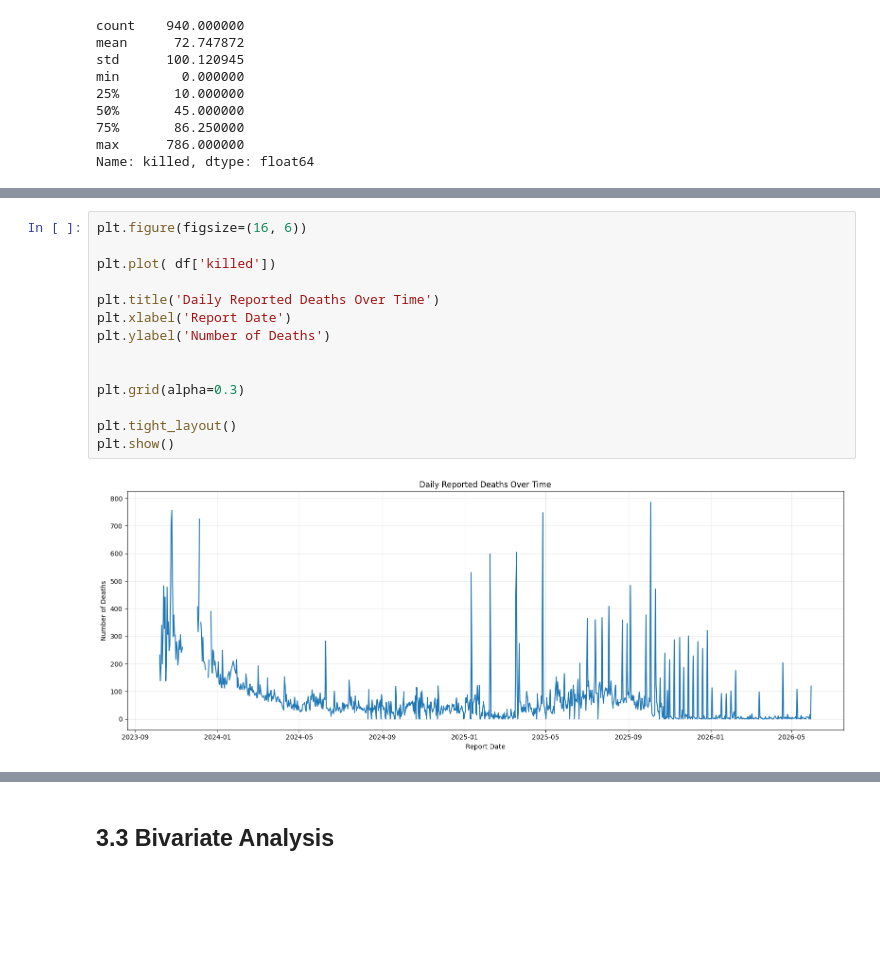
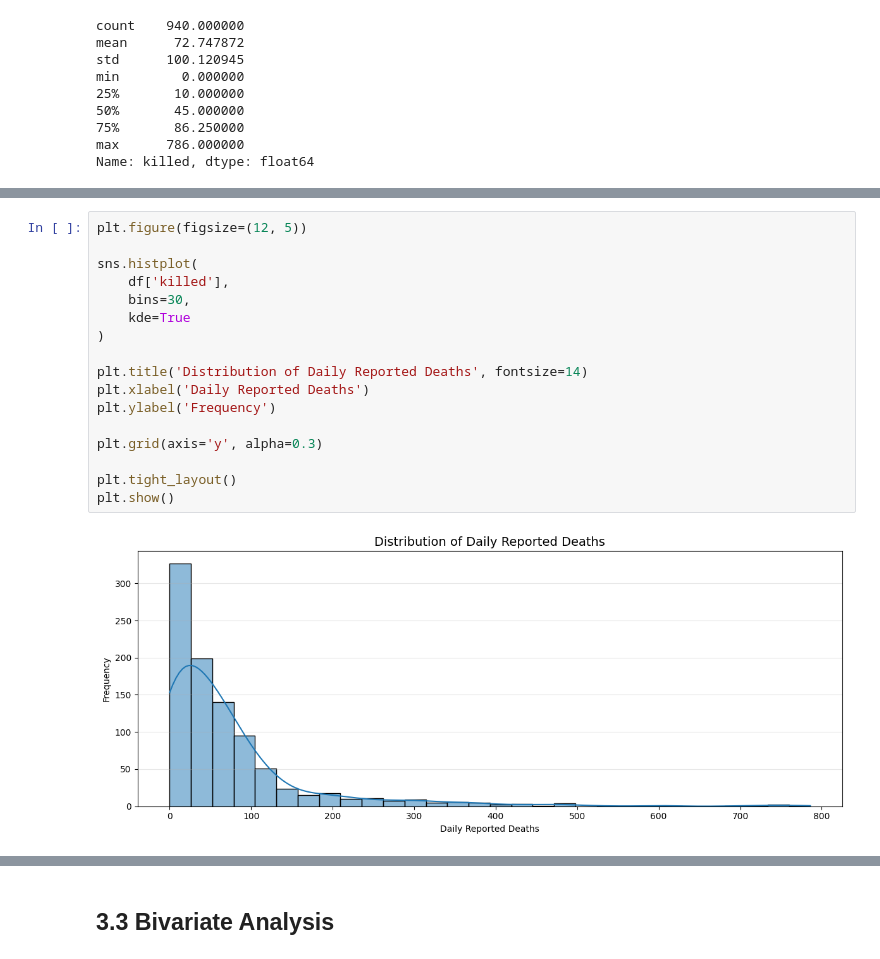
Before and after one commit to aya-alharazin/gaza-humanitarian-data-analysis, a Jupyter notebook: notebooked8b8b5735.ipynb, the cells around one changed output, grey strips where cells are left out. Cells and saved outputs as stored; diff of their text form; blank space fills up the shorter version.

```diff
--- a/notebooked8b8b5735.ipynb
+++ b/notebooked8b8b5735.ipynb
@@ -191,16 +231,19 @@ Name: killed, dtype: float64
 # %%
-plt.figure(figsize=(16, 6))
+plt.figure(figsize=(12, 5))
 
-plt.plot( df['killed'])
+sns.histplot(
+    df['killed'],
+    bins=30,
+    kde=True
+)
 
-plt.title('Daily Reported Deaths Over Time')
-plt.xlabel('Report Date')
-plt.ylabel('Number of Deaths')
+plt.title('Distribution of Daily Reported Deaths', fontsize=14)
+plt.xlabel('Daily Reported Deaths')
+plt.ylabel('Frequency')
 
-
-plt.grid(alpha=0.3)
+plt.grid(axis='y', alpha=0.3)
 
 plt.tight_layout()
 plt.show()
 # %% [output]
-[figure, old version]
+[figure, new version]
```
Also changed, not shown: parts of 13 cells of this notebook.
